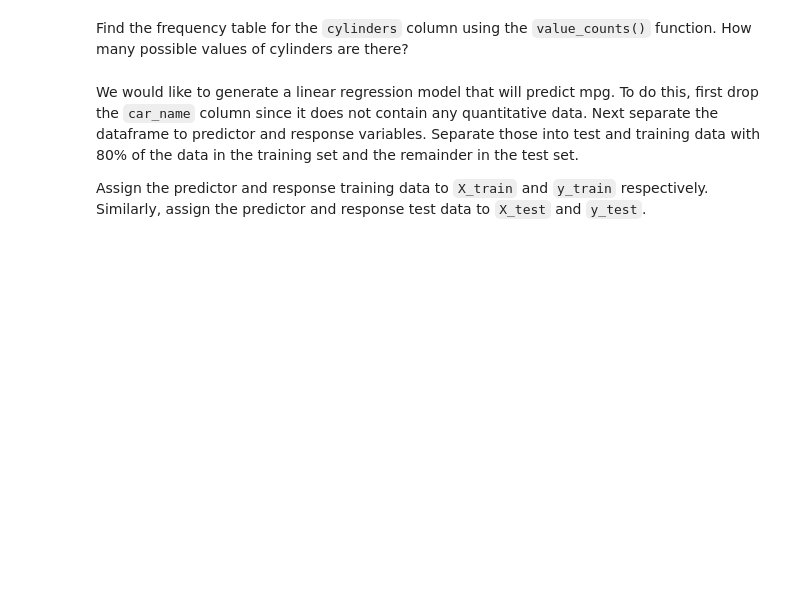
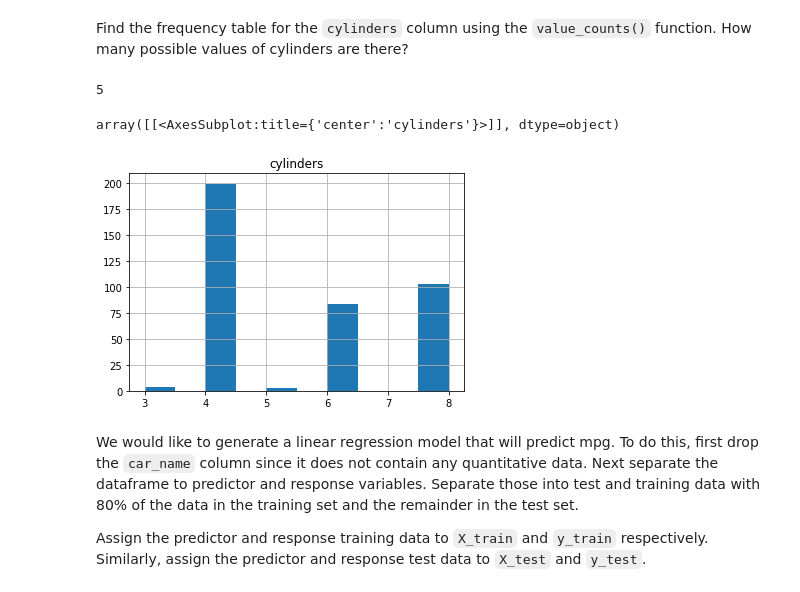
Before and after one commit to Ironhack-Data-Madrid-Marzo-2021/lab-intro-to-sklearn, a Jupyter notebook: your-code/main.ipynb, the cells around one changed output. Drawn from its saved outputs; the diff is of its cells as text; code cells hidden in the pictures; blank space fills up the shorter version.

```diff
--- a/your-code/main.ipynb
+++ b/your-code/main.ipynb
@@ -17,3 +16,9 @@ First, we will load the diabetes dataset. Do this in the cell below by importing
+# %%
+from sklearn.datasets import load_diabetes
+import pandas as pandas
+diabetes=load_diabetes()
+df_features=pd.DataFrame(diabetes.data, columns=diabetes.feature_names)
+df_y=pd.DataFrame(diabetes.target)
 # %% [markdown]
 Let's explore this variable by looking at the different attributes. Do this by looking at the `keys()` of this variable.
 # %%
@@ -21,0 +50,4 @@ import
+# %%
+df_y=pd.DataFrame(diabetes.target)
+df=df_features
+df['Target']=df_y
@@ -95,3 +280,15 @@ Find the frequency table for the `cylinders` column using the `value_counts()` f
+# %%
+df.dropna(how='any', inplace=True)
+# %%
+len(df[['cylinders']].value_counts())
+# %% [output]
+5
+# %%
+#lo hartía así
+df[['cylinders']].hist()
+# %% [output]
+array([[<AxesSubplot:title={'center':'cylinders'}>]], dtype=object)
+[figure, added]
 # %% [markdown]
 We would like to generate a linear regression model that will predict mpg. To do this, first drop the `car_name` column since it does not contain any quantitative data. Next separate the dataframe to predictor and response variables. Separate those into test and training data with 80% of the data in the training set and the remainder in the test set.
 
```
Also changed, not shown: parts of 76 cells of this notebook, 3 other files.
